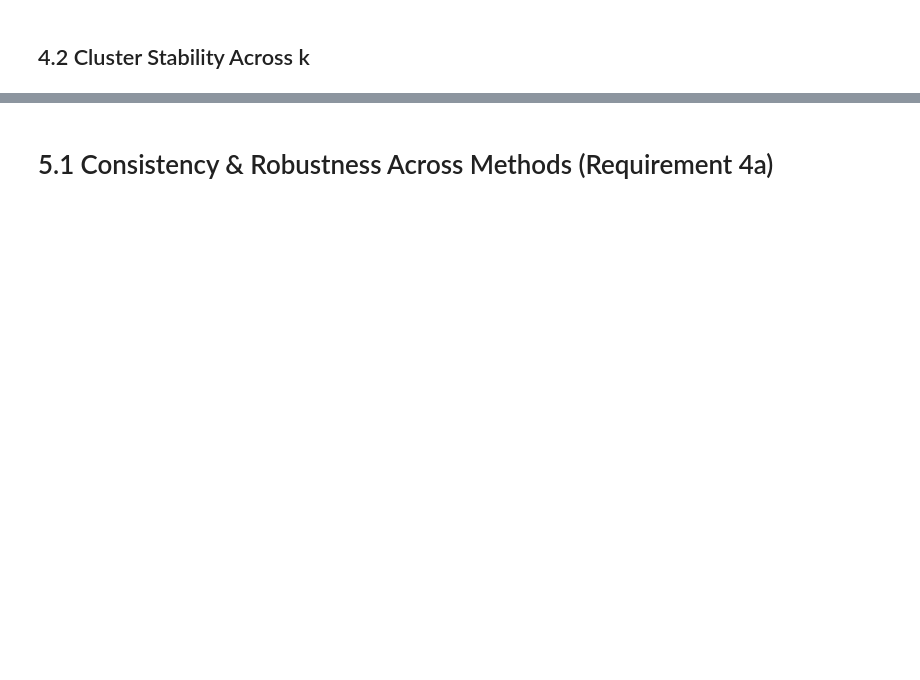
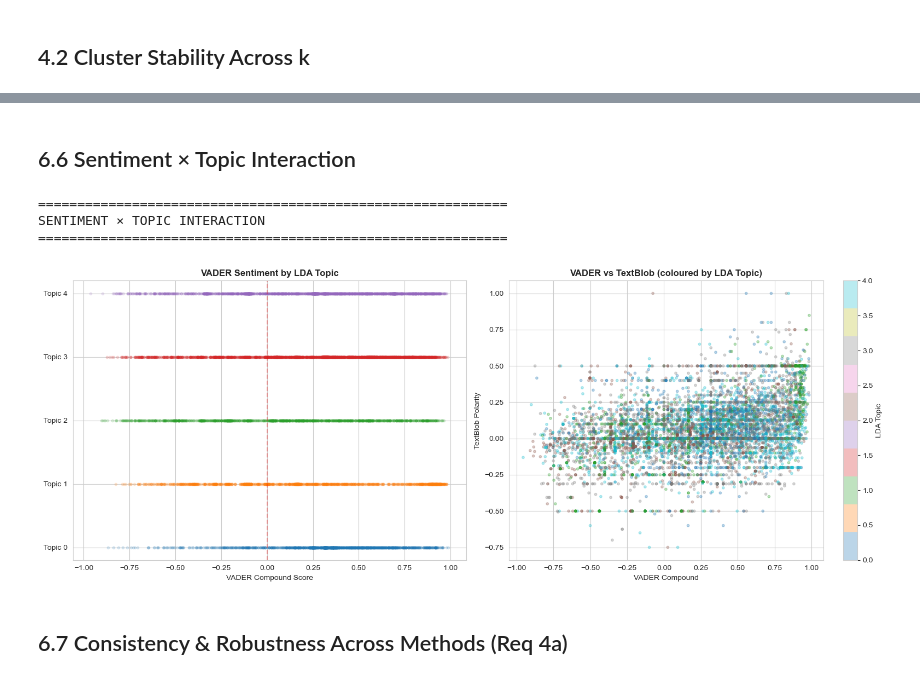
Before and after one commit to Thiruvel-AP/TextAnalytics, a Jupyter notebook: G43_Task4_FINAL_updated.ipynb, the cells around one changed output, grey strips where cells are left out. Saved outputs shown, nothing was run; the diff lists cells and outputs as text; code cells hidden in the pictures; blank space fills up the shorter version.

```diff
--- a/G43_Task4_FINAL_updated.ipynb
+++ b/G43_Task4_FINAL_updated.ipynb
@@ -649,2 +1187,38 @@ plt.show()
+# %% [markdown]
+## 6.6 Sentiment × Topic Interaction
+# %%
+print("=" * 60)
+print("SENTIMENT × TOPIC INTERACTION")
+print("=" * 60)
+
+fig, axes = plt.subplots(1, 2, figsize=(16, 6))
+
+for topic_id in range(5):
+    mask = df['lda_topic'] == topic_id
+    axes[0].scatter(
+        df.loc[mask, 'vader_compound'] + np.random.normal(0, 0.01, mask.sum()),
+        [topic_id] * mask.sum(), alpha=0.15, s=10
+    )
+axes[0].set_yticks(range(5))
+axes[0].set_yticklabels([f'Topic {i}' for i in range(5)])
+axes[0].set_xlabel('VADER Compound Score')
+axes[0].set_title('VADER Sentiment by LDA Topic', fontweight='bold')
+axes[0].axvline(0, color='red', linestyle='--', alpha=0.3)
+
+scatter = axes[1].scatter(
+    df['vader_compound'], df['tb_polarity'],
+    c=df['lda_topic'], cmap='tab10', alpha=0.3, s=10
+)
+axes[1].set_xlabel('VADER Compound')
+axes[1].set_ylabel('TextBlob Polarity')
+axes[1].set_title('VADER vs TextBlob (coloured by LDA Topic)', fontweight='bold')
+plt.colorbar(scatter, ax=axes[1], label='LDA Topic')
+plt.tight_layout()
+plt.show()
+# %% [output]
+============================================================
+SENTIMENT × TOPIC INTERACTION
+============================================================
+[figure, added]
 # %% [markdown]
-# 5.1 Consistency & Robustness Across Methods (Requirement 4a)
+## 6.7 Consistency & Robustness Across Methods (Req 4a)
```
Also changed, not shown: parts of 72 cells of this notebook, 12 other files.
